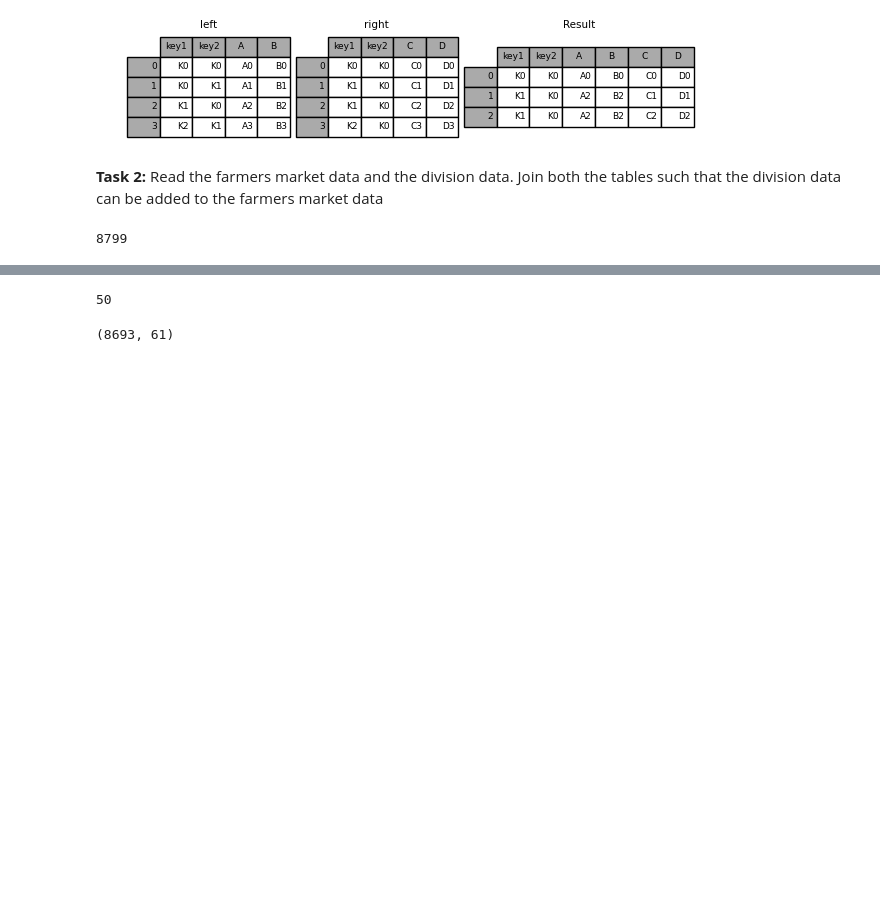
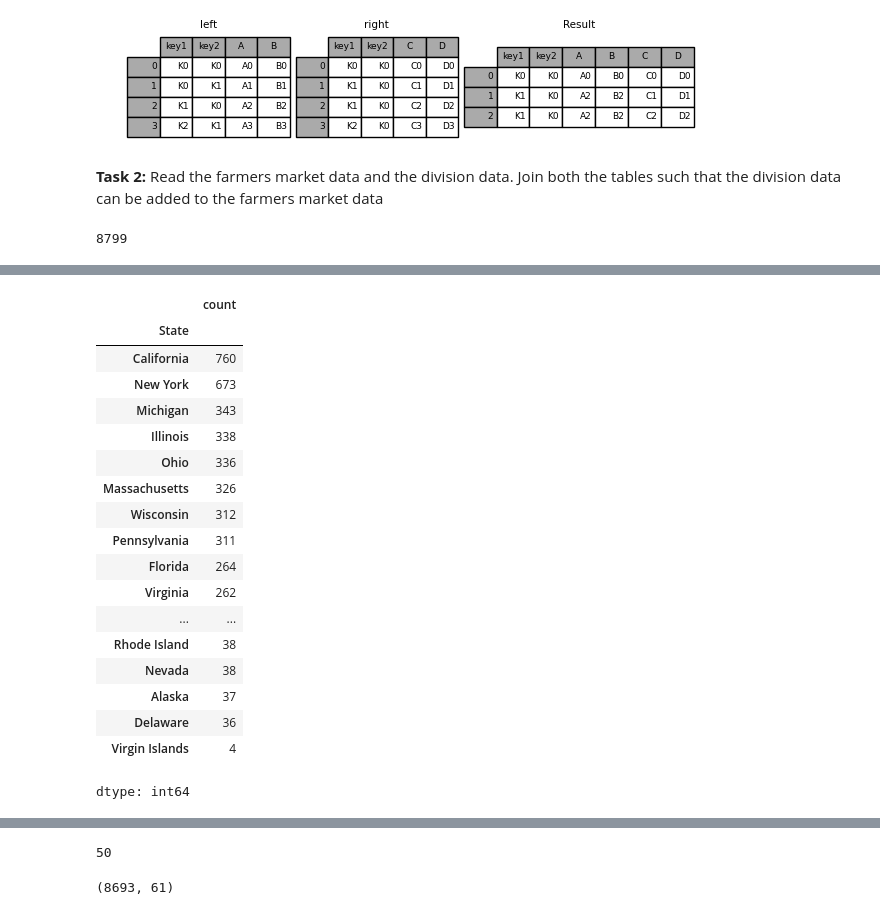
Before and after one commit to SimranaSinha/Masters-ComputationalVisualization, a Jupyter notebook: Dataprepforviz.ipynb, the cells around one changed output, grey strips where cells are left out. Drawn from its saved outputs; the diff is of its cells as text; code cells hidden in the pictures; blank space fills up the shorter version.

```diff
--- a/Dataprepforviz.ipynb
+++ b/Dataprepforviz.ipynb
@@ -1380,0 +1254,22 @@ df_fm['FMID'].nunique()
+# %%
+df_fm['State'].value_counts()
+# %% [output]
+|  | count |
+| State |  |
+| California | 760 |
+| New York | 673 |
+| Michigan | 343 |
+| Illinois | 338 |
+| Ohio | 336 |
+| Massachusetts | 326 |
+| Wisconsin | 312 |
+| Pennsylvania | 311 |
+| Florida | 264 |
+| Virginia | 262 |
+| ... | ... |
+| Rhode Island | 38 |
+| Nevada | 38 |
+| Alaska | 37 |
+| Delaware | 36 |
+| Virgin Islands | 4 |
+dtype: int64
```
Also changed, not shown: parts of 11 cells of this notebook.
